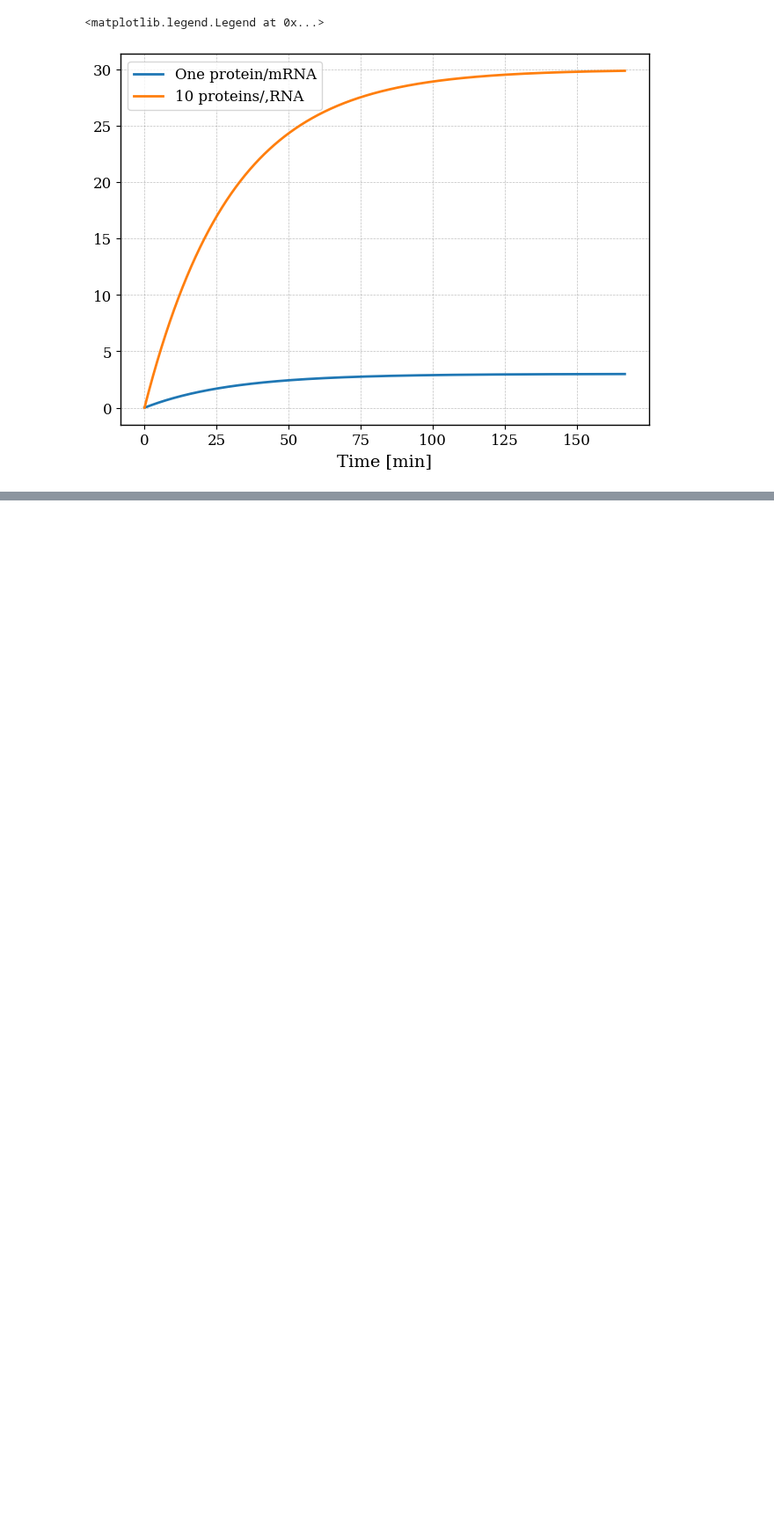
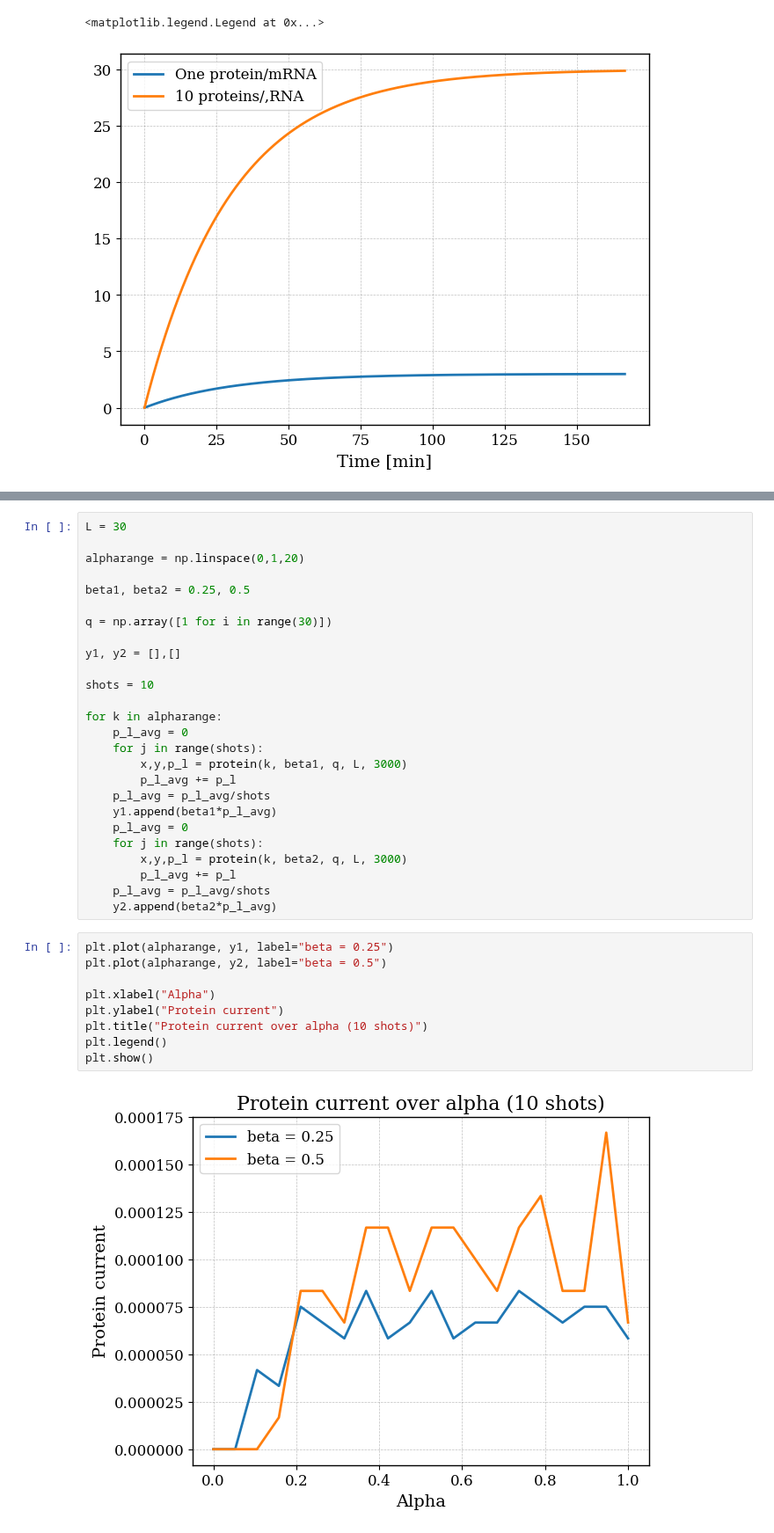
Before and after one commit to RicemanBoy/trafficRNA, a Jupyter notebook: trafficjam.ipynb, the cells around one changed output, grey strips where cells are left out. Shown at 88% size. Drawn from its saved outputs; the diff is of its cells as text; blank space fills up the shorter version.

```diff
--- a/trafficjam.ipynb
+++ b/trafficjam.ipynb
@@ -83,0 +129,37 @@ Text(0.5, 0, 'Time [min]')
+# %%
+L = 30
+
+alpharange = np.linspace(0,1,20)
+
+beta1, beta2 = 0.25, 0.5
+
+q = np.array([1 for i in range(30)])
+
+y1, y2 = [],[]
+
+shots = 10
+
+for k in alpharange:
+    p_l_avg = 0
+    for j in range(shots):
+        x,y,p_l = protein(k, beta1, q, L, 3000)
+        p_l_avg += p_l
+    p_l_avg = p_l_avg/shots
+    y1.append(beta1*p_l_avg)
+    p_l_avg = 0
+    for j in range(shots):
+        x,y,p_l = protein(k, beta2, q, L, 3000)
+        p_l_avg += p_l
+    p_l_avg = p_l_avg/shots
+    y2.append(beta2*p_l_avg)
+# %%
+plt.plot(alpharange, y1, label="beta = 0.25")
+plt.plot(alpharange, y2, label="beta = 0.5")
+
+plt.xlabel("Alpha")
+plt.ylabel("Protein current")
+plt.title("Protein current over alpha (10 shots)")
+plt.legend()
+plt.show()
+# %% [output]
+[figure, added]
```
Also changed, not shown: parts of 3 cells of this notebook.
